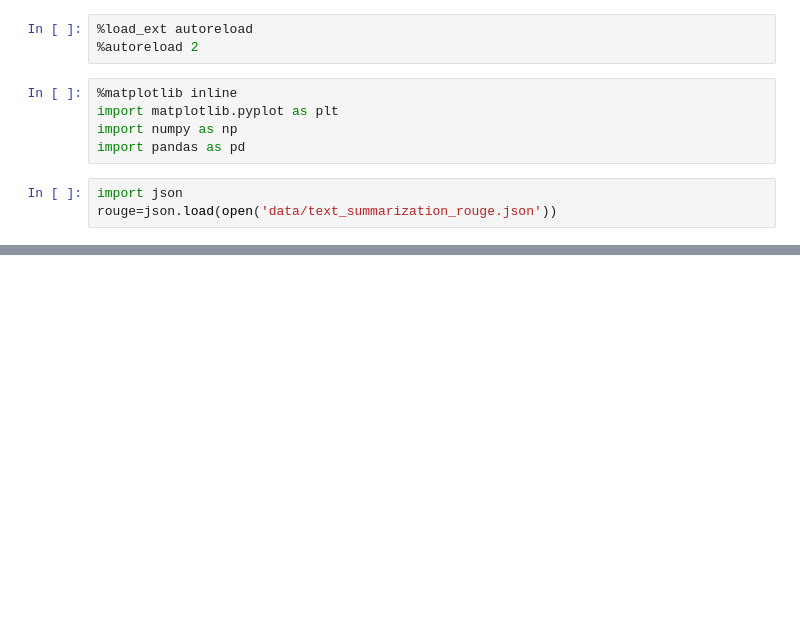
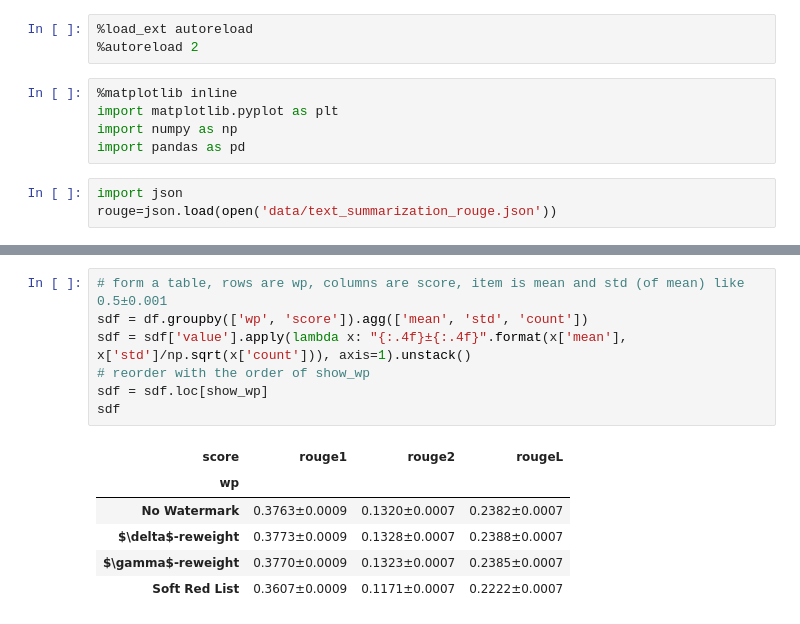
Before and after one commit to xiaoniu-578fa6bff964d005/UnbiasedWatermark, a Jupyter notebook: plot.ipynb, the cells around one changed output, grey strips where cells are left out. Drawn from its saved outputs; the diff is of its cells as text; blank space fills up the shorter version.

```diff
--- a/plot.ipynb
+++ b/plot.ipynb
@@ -38,0 +46,14 @@ sns.violinplot(data=df[df['score']=='rouge1'], x="wp", y="value",order=["None",
+# %%
+# form a table, rows are wp, columns are score, item is mean and std (of mean) like 0.5±0.001
+sdf = df.groupby(['wp', 'score']).agg(['mean', 'std', 'count'])
+sdf = sdf['value'].apply(lambda x: "{:.4f}±{:.4f}".format(x['mean'], x['std']/np.sqrt(x['count'])), axis=1).unstack()
+# reorder with the order of show_wp
+sdf = sdf.loc[show_wp]
+sdf
+# %% [output]
+| score | rouge1 | rouge2 | rougeL |
+| wp |  |  |  |
+| No Watermark | 0.3763±0.0009 | 0.1320±0.0007 | 0.2382±0.0007 |
+| $\delta$-reweight | 0.3773±0.0009 | 0.1328±0.0007 | 0.2388±0.0007 |
+| $\gamma$-reweight | 0.3770±0.0009 | 0.1323±0.0007 | 0.2385±0.0007 |
+| Soft Red List | 0.3607±0.0009 | 0.1171±0.0007 | 0.2222±0.0007 |
```
Also changed, not shown: parts of 2 cells of this notebook, 13 other files.
